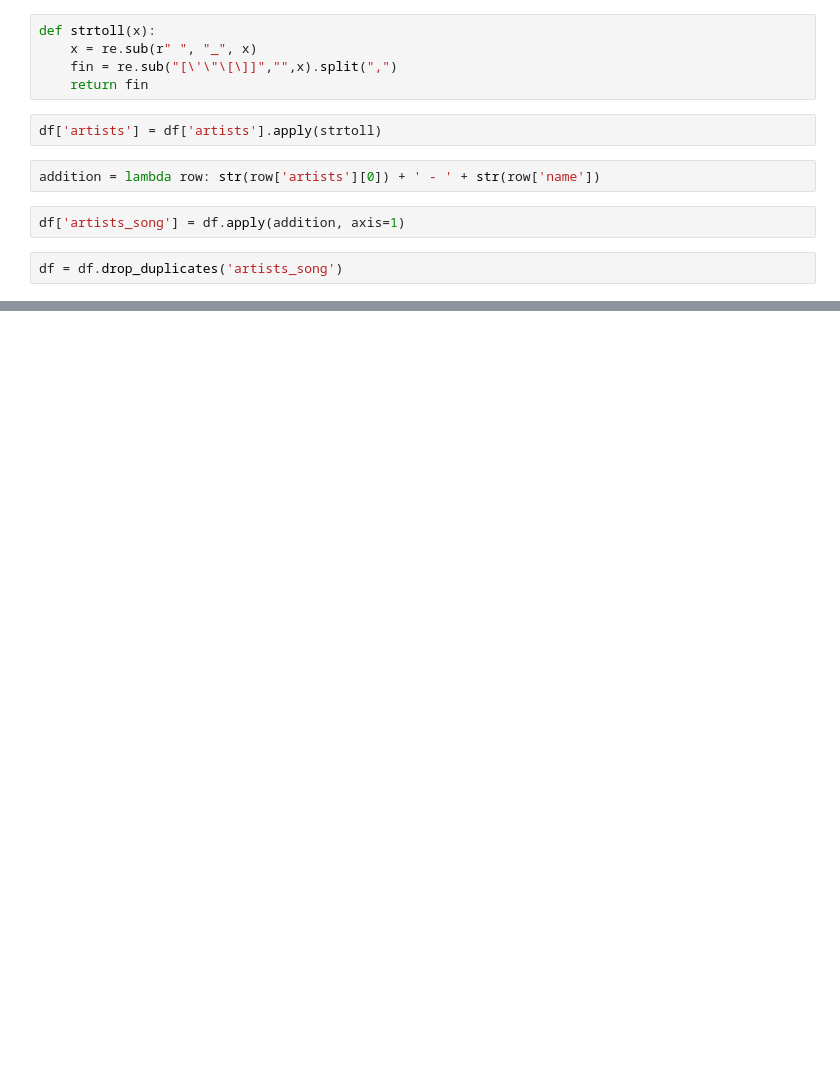
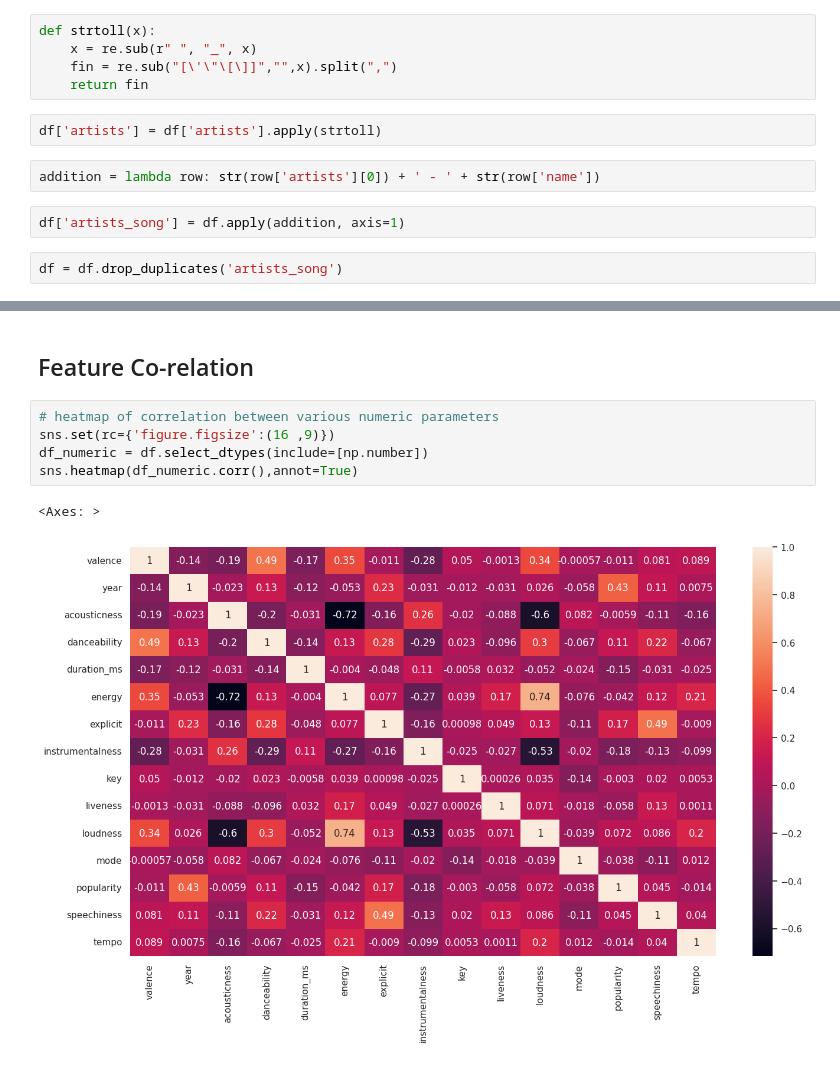
Before and after one commit to 0Drishtant0/Hybrid-Recommender-system, a Jupyter notebook: main.ipynb, the cells around one changed output, grey strips where cells are left out. Cells and saved outputs as stored; diff of their text form; blank space fills up the shorter version.

```diff
--- a/main.ipynb
+++ b/main.ipynb
@@ -147,0 +226,10 @@ df.head()
+# %% [markdown]
+## Feature Co-relation
+# %%
+# heatmap of correlation between various numeric parameters
+sns.set(rc={'figure.figsize':(16 ,9)})
+df_numeric = df.select_dtypes(include=[np.number])
+sns.heatmap(df_numeric.corr(),annot=True)
+# %% [output]
+<Axes: >
+[figure, added]
```
Also changed, not shown: parts of 21 cells of this notebook.
